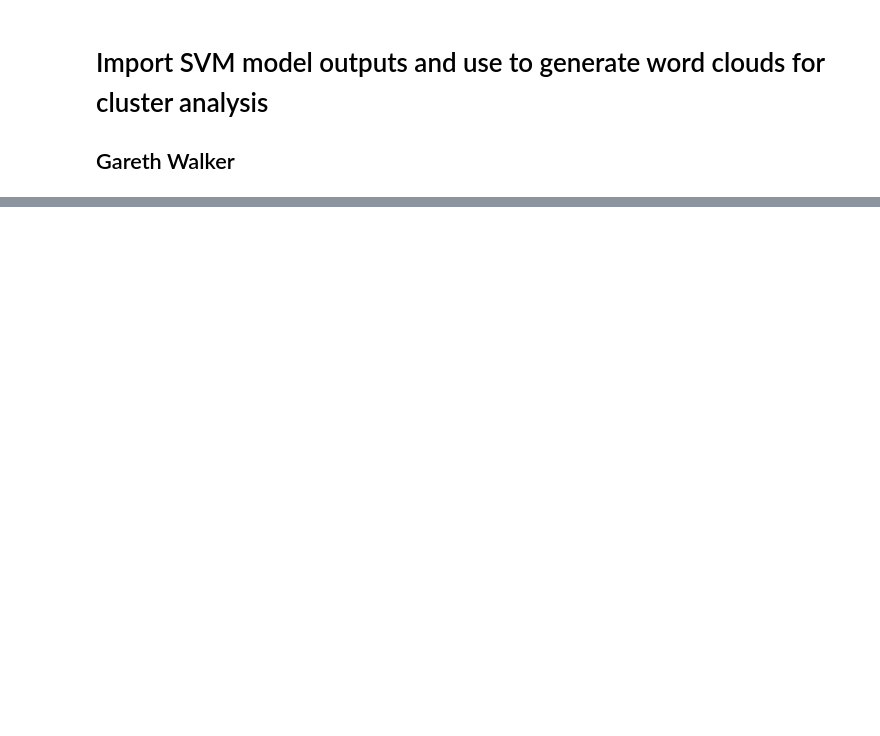
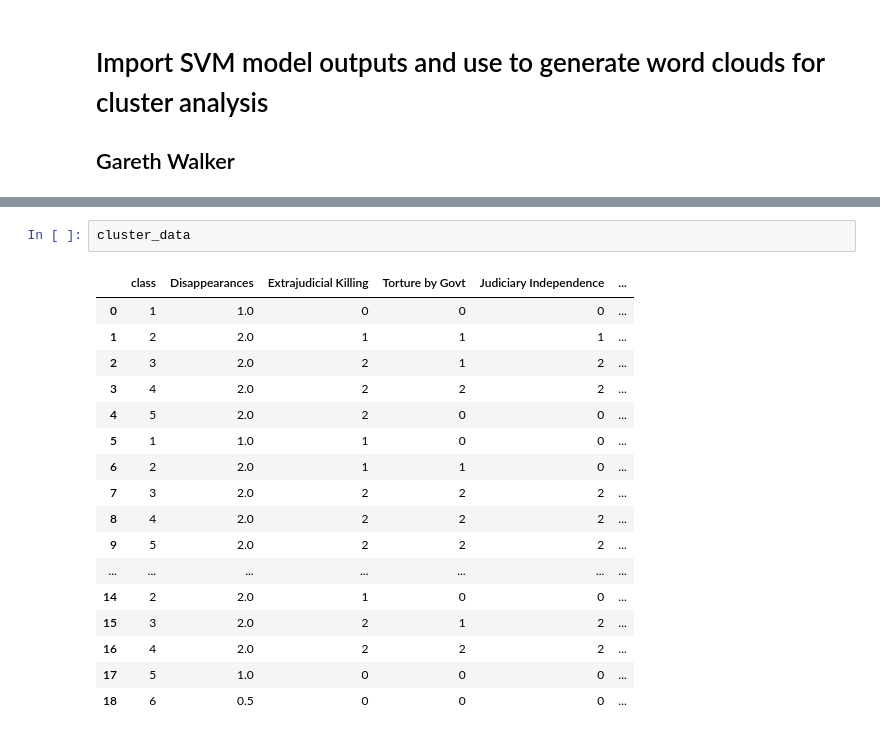
Before and after one commit to slramirez/MS_hackathon, a Jupyter notebook: notebooks/SVM Cluster WordClouds.ipynb, the cells around one changed output, grey strips where cells are left out. Drawn from its saved outputs; the diff is of its cells as text; blank space fills up the shorter version.

```diff
--- a/notebooks/SVM Cluster WordClouds.ipynb
+++ b/notebooks/SVM Cluster WordClouds.ipynb
@@ -83,0 +179,20 @@ cluster_data = pd.read_csv('../data/')
+# %%
+cluster_data
+# %% [output]
+|  | class | Disappearances | Extrajudicial Killing | Torture by Govt | Judiciary Independence | ... |
+| 0 | 1 | 1.0 | 0 | 0 | 0 | ... |
+| 1 | 2 | 2.0 | 1 | 1 | 1 | ... |
+| 2 | 3 | 2.0 | 2 | 1 | 2 | ... |
+| 3 | 4 | 2.0 | 2 | 2 | 2 | ... |
+| 4 | 5 | 2.0 | 2 | 0 | 0 | ... |
+| 5 | 1 | 1.0 | 1 | 0 | 0 | ... |
+| 6 | 2 | 2.0 | 1 | 1 | 0 | ... |
+| 7 | 3 | 2.0 | 2 | 2 | 2 | ... |
+| 8 | 4 | 2.0 | 2 | 2 | 2 | ... |
+| 9 | 5 | 2.0 | 2 | 2 | 2 | ... |
+| ... | ... | ... | ... | ... | ... | ... |
+| 14 | 2 | 2.0 | 1 | 0 | 0 | ... |
+| 15 | 3 | 2.0 | 2 | 1 | 2 | ... |
+| 16 | 4 | 2.0 | 2 | 2 | 2 | ... |
+| 17 | 5 | 1.0 | 0 | 0 | 0 | ... |
+| 18 | 6 | 0.5 | 0 | 0 | 0 | ... |
```
Also changed, not shown: parts of 17 cells of this notebook, 49 other files.
